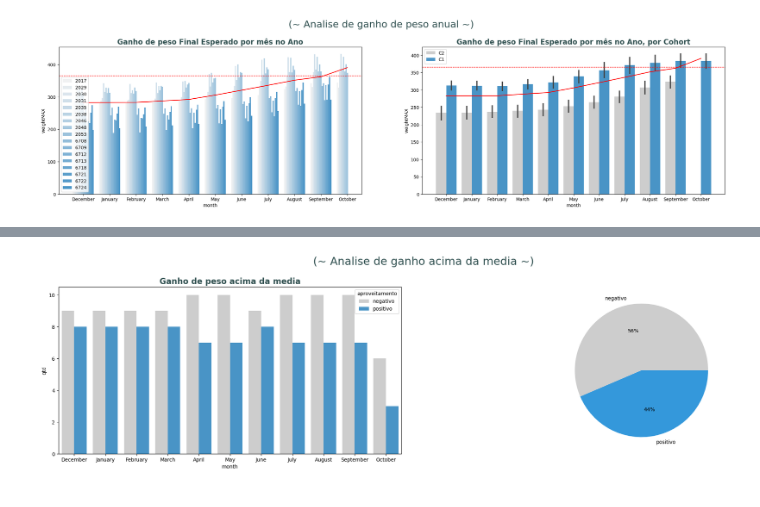
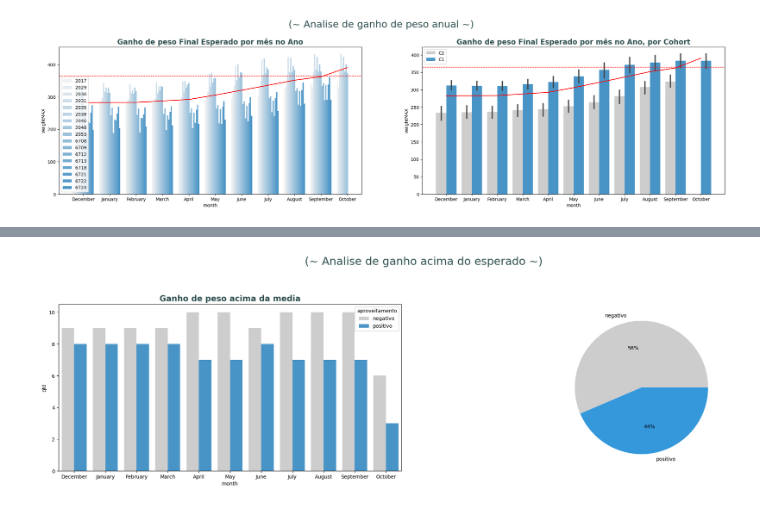
Before and after one commit to juliopk543/zootecnia-pecuaria-precisao, a Jupyter notebook: AnaliseRebanho(USD).gov/Analise/Crioulo-MesticoDeCorte-checkpoint.ipynb, the cells around one changed output, grey strips where cells are left out. Saved outputs shown, nothing was run; the diff lists cells and outputs as text; code cells hidden in the pictures.

Commit message:
Atualizando analise da raça Crioulo Mestiço de corte

```diff
--- a/AnaliseRebanho(USD).gov/Analise/Crioulo-MesticoDeCorte-checkpoint.ipynb
+++ b/AnaliseRebanho(USD).gov/Analise/Crioulo-MesticoDeCorte-checkpoint.ipynb
@@ -165,9 +174 @@ cattleXC_pesoMensal
-# %%
-def tm_sorter(column):
-    """Sort function"""
-    month = ['December', 'January', 'February', 'March', 'April', 'May', 'June', 'July', 'August', 'September', 'October']
-    correspondence = {month: order for order, month in enumerate(month)}
-    return column.map(correspondence)
-
-cattleXC_pesoMensal = cattleXC_pesoMensal.sort_values(by='month', key=tm_sorter)
 # %%
@@ -198,8 +204,5 @@ aproveitamento = pd.DataFrame(cattleXC_pesoMensal.groupby(['month', 'aproveitame
 # %%
-def tm_sorter(column):
-    """Sort function"""
-    month = ['December', 'January', 'February', 'March', 'April', 'May', 'June', 'July', 'August', 'September', 'October']
-    correspondence = {month: order for order, month in enumerate(month)}
-    return column.map(correspondence)
-
-aproveitamento = aproveitamento.sort_values(by='month', key=tm_sorter)
+# aproveitamento acima do esperado
+aproveitamento = pd.DataFrame(cattleXC_pesoMensal.groupby(['month', 'aproveitamento']).aproveitamento.count()).rename(columns={'aproveitamento': 'qtd'}).reset_index()
+aproveitamento = aproveitamento.sort_values(by='month', key=month_sort)
+aproveitamento.head()
@@ -206,29 +216,24 @@ aproveitamento = aproveitamento.sort_values(by='month', key=tm_sorter)
 # %%
+# palette
 color = '#3498db'
 palettecolor = ['#CDCDCD','#3498db']
 
 # figure
 fig, axes = plt.subplots(1,2, figsize=(27, 6))
 
 # title
-fig.suptitle('(~ Analise de ganho acima da media ~)', fontsize=22, y=1.02, color=textcolor)
+fig.suptitle('(~ Analise de ganho acima do esperado ~)', fontsize=22, y=1.10, color=textcolor)
 
-# plot (barplot)[arroba]
+# plot (barplot)[0]
 sns.barplot(ax=axes[0], data=aproveitamento, x='month', y='qtd', hue='aproveitamento', palette=palettecolor)
 axes[0].set_title('Ganho de peso acima da media', fontsize=16, color=textcolor, weight="bold");
 
 
-# plot pie
+# plot (pie)[1]
 pie = aproveitamento.groupby(['aproveitamento']).qtd.sum().reset_index()
-
 data = list(pie.qtd)
 labels = list(pie.aproveitamento)
 
-
-#define Seaborn color palette to use
-colors = sns.color_palette()
-
-#create pie chart
 axes[1].pie(data, labels = labels, colors = palettecolor, autopct='%.0f%%');
 # %% [output]
-[figure, old version]
+[figure, new version]
```
Also changed, not shown: parts of 19 cells of this notebook.
